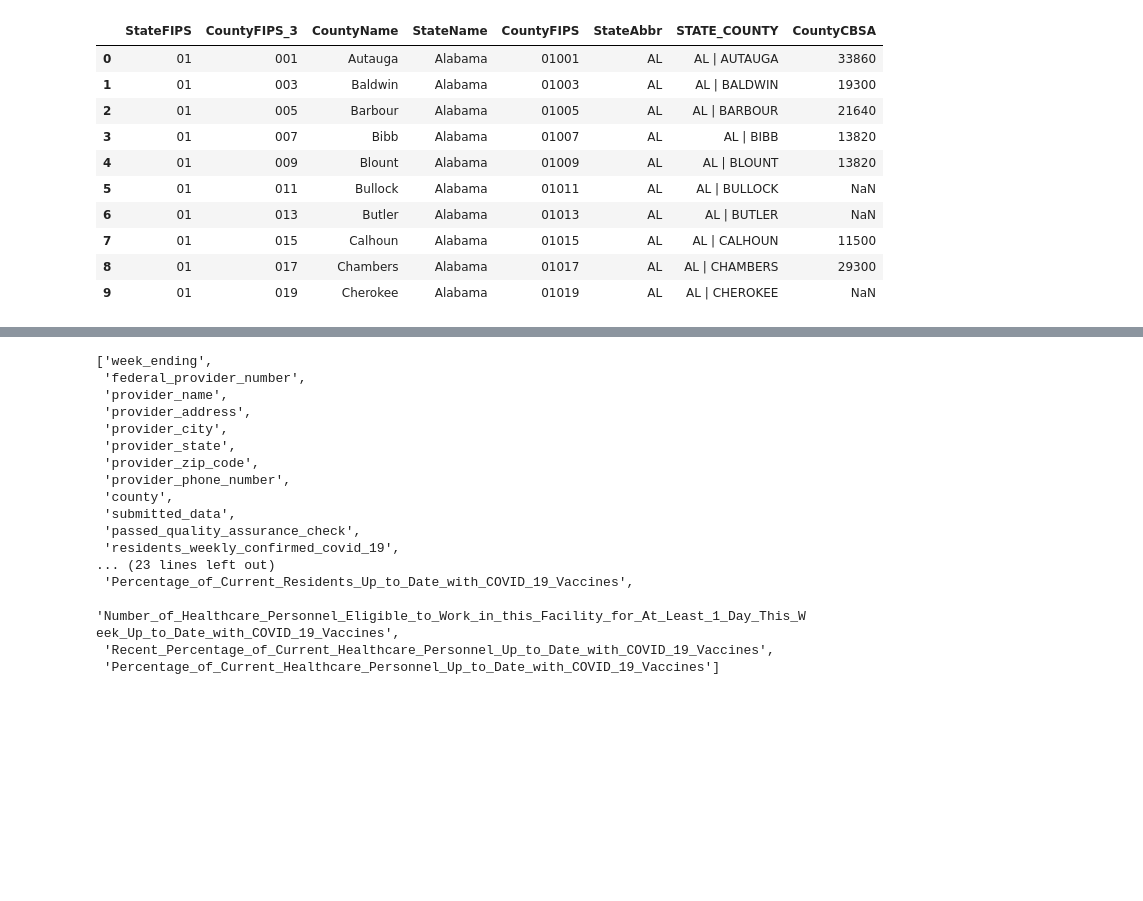
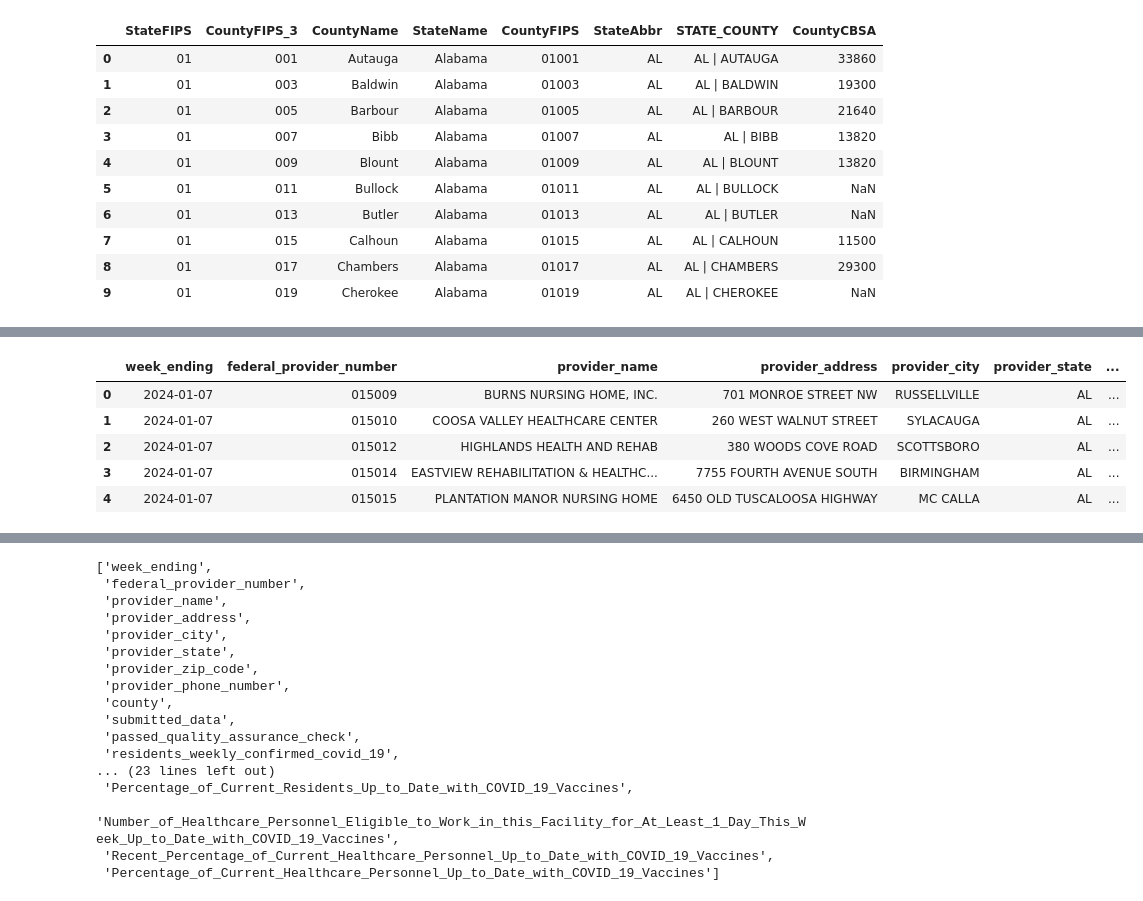
Before and after one commit to sarah-weatherbee/nursing_home, a Jupyter notebook: cms_data_transform.ipynb, the cells around one changed output, grey strips where cells are left out. Saved outputs shown, nothing was run; the diff lists cells and outputs as text; code cells hidden in the pictures; blank space fills up the shorter version.

```diff
--- a/cms_data_transform.ipynb
+++ b/cms_data_transform.ipynb
@@ -92,0 +90,14 @@ nh_pre_proc_df_raw.head(10)
+# %%
+# #read in CMS Nursing Home Covid-19 data from parquet
+# nh_pre_proc_df_raw = pq.read_table("data_pre_proc/nh_pre_proc_raw.parquet")
+# nh_pre_proc_df_raw
+
+df = pd.read_parquet("data_pre_proc/nh_pre_proc_raw.parquet", engine='pyarrow')
+df.head()
+# %% [output]
+|  | week_ending | federal_provider_number | provider_name | provider_address | provider_city | provider_state | ... |
+| 0 | 2024-01-07 | 015009 | BURNS NURSING HOME, INC. | 701 MONROE STREET NW | RUSSELLVILLE | AL | ... |
+| 1 | 2024-01-07 | 015010 | COOSA VALLEY HEALTHCARE CENTER | 260 WEST WALNUT STREET | SYLACAUGA | AL | ... |
+| 2 | 2024-01-07 | 015012 | HIGHLANDS HEALTH AND REHAB | 380 WOODS COVE ROAD | SCOTTSBORO | AL | ... |
+| 3 | 2024-01-07 | 015014 | EASTVIEW REHABILITATION & HEALTHC... | 7755 FOURTH AVENUE SOUTH | BIRMINGHAM | AL | ... |
+| 4 | 2024-01-07 | 015015 | PLANTATION MANOR NURSING HOME | 6450 OLD TUSCALOOSA HIGHWAY | MC CALLA | AL | ... |
```
Also changed, not shown: parts of 30 cells of this notebook, 6 other files.
